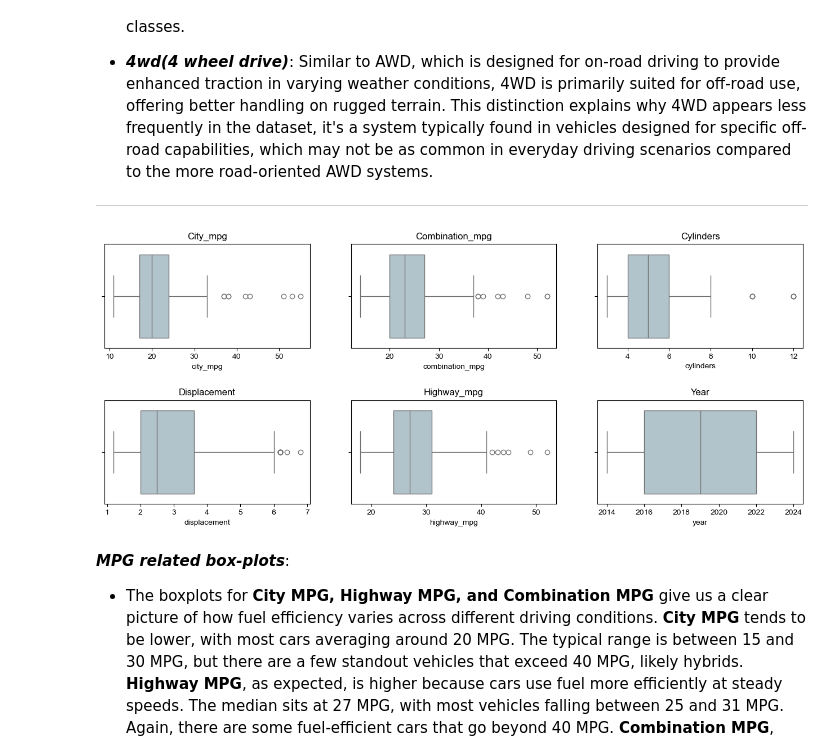
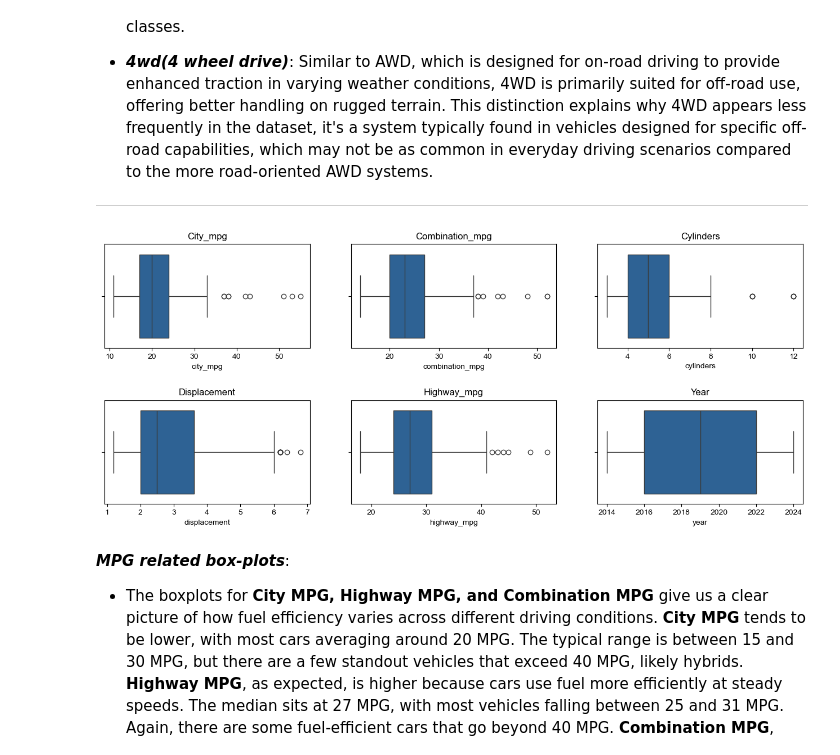
Before and after one commit to lamelkekana/Fuel_Economy_Insights, a Jupyter notebook: fuel_efficiency_analysis.ipynb, the cells around one changed output. Drawn from its saved outputs; the diff is of its cells as text; code cells hidden in the pictures.

```diff
--- a/fuel_efficiency_analysis.ipynb
+++ b/fuel_efficiency_analysis.ipynb
@@ -556,21 +553,21 @@ num_features = numeric_df.columns.to_list()
 # %%
 # Set subplots and figure size
 figs, axes = plt.subplots(2, 3, figsize=(16,6))
 axes = axes.flatten()
 
 # Set a glossy style
 sns.set(style="whitegrid", palette="muted")
 
 # Create boxplots for each feature
 for i, col in enumerate(num_features):
-    sns.boxplot(x=df[col], ax=axes[i], color='#AEC6CF',)
+    sns.boxplot(x=df[col], ax=axes[i], color='#1D63A5',)
     axes[i].set_title(f"{col.capitalize()}", color="black") # set title for each feature
 
 # set spacing
 plt.subplots_adjust(hspace=0.5)
 plt.show()
 # %% [output]
-[figure, old version]
+[figure, new version]
 # %% [markdown]
 ***MPG related box-plots***:
 - The boxplots for **City MPG, Highway MPG, and Combination MPG** give us a clear picture of how fuel efficiency varies across different driving conditions. **City MPG** tends to be lower, with most cars averaging around 20 MPG. The typical range is between 15 and 30 MPG, but there are a few standout vehicles that exceed 40 MPG, likely hybrids. **Highway MPG**, as expected, is higher because cars use fuel more efficiently at steady speeds. The median sits at 27 MPG, with most vehicles falling between 25 and 31 MPG. Again, there are some fuel-efficient cars that go beyond 40 MPG. **Combination MPG**, which balances both city and highway driving, falls somewhere in between, with a median of about 22 MPG and most cars landing between 20 and 27 MPG. The outliers across all three categories show that while most cars have a typical fuel efficiency, some newer(hybrids) achieve much better mileage.
```
Also changed, not shown: parts of 36 cells of this notebook.
